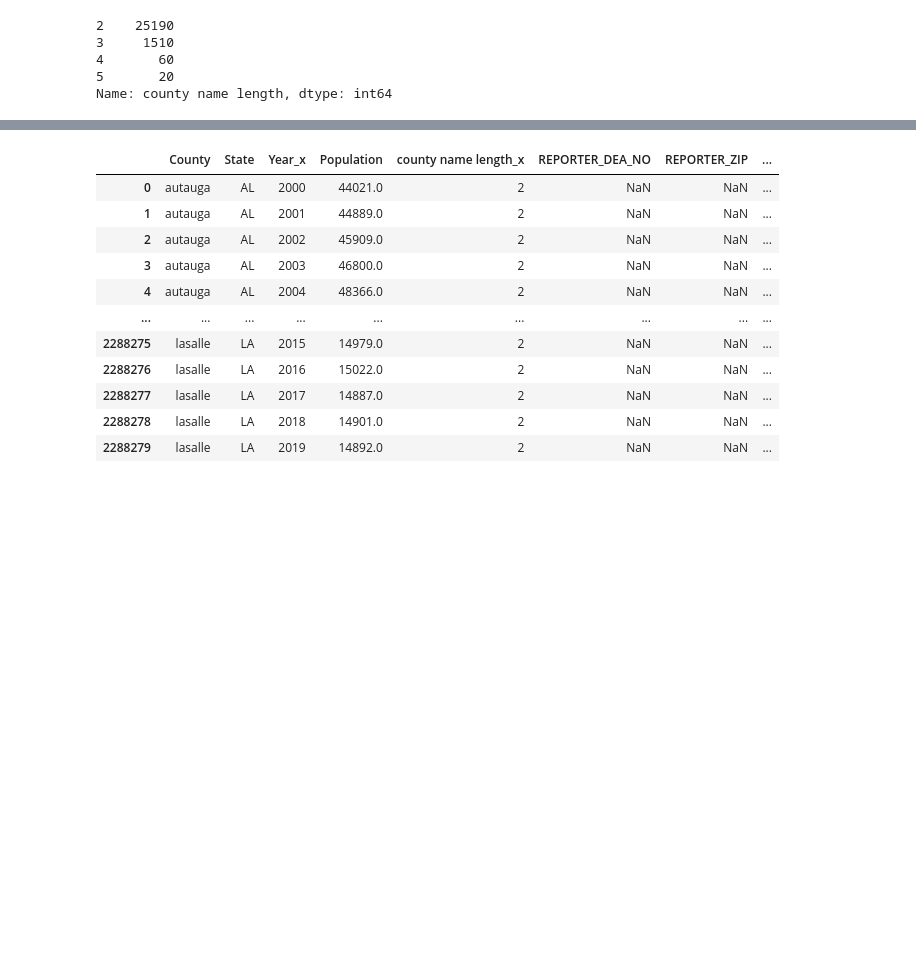
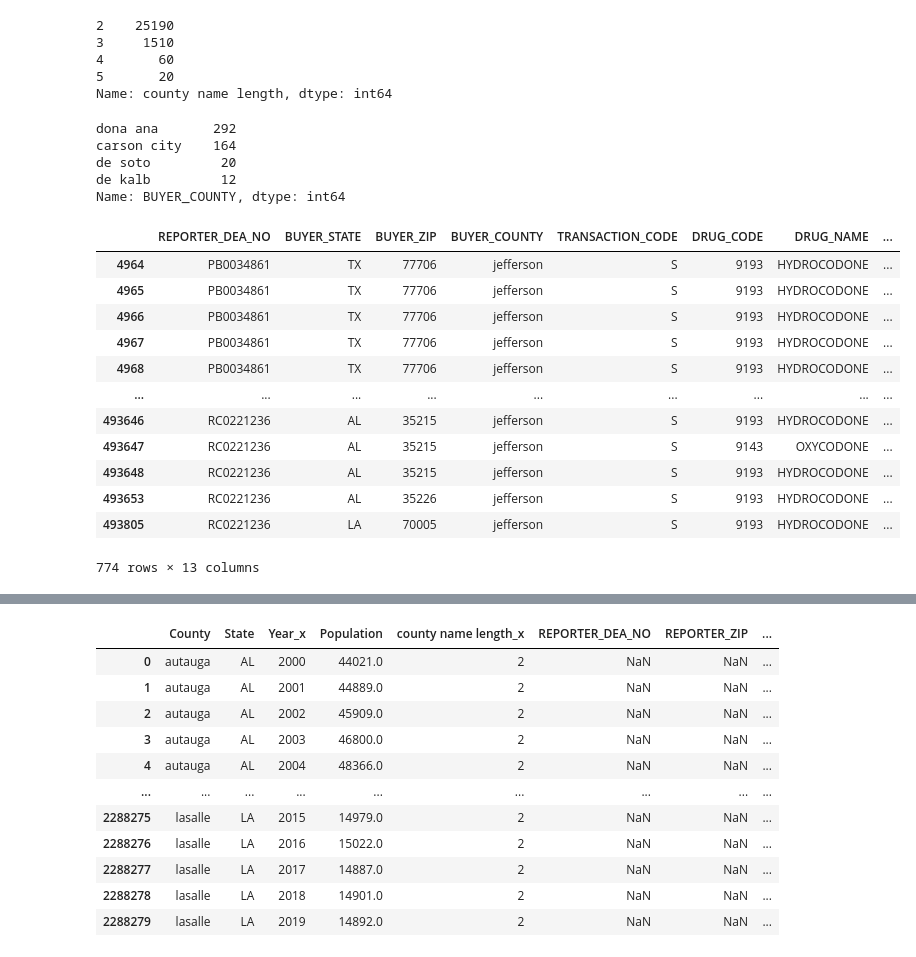
Before and after one commit to abzdel/Opioid-Analysis, a Jupyter notebook: 02_clean_data.ipynb, the cells around one changed output, grey strips where cells are left out. Drawn from its saved outputs; the diff is of its cells as text; code cells hidden in the pictures; blank space fills up the shorter version.

Commit message:
cleaned some more values but its a mess

```diff
--- a/02_clean_data.ipynb
+++ b/02_clean_data.ipynb
@@ -118,0 +119,3 @@ df_prescriptions
+# %%
+# replace values accordingly
+df_prescriptions.loc[df_prescriptions["BUYER_ZIP"] == 89303, "BUYER_COUNTY"] = "CLARK"
@@ -405,0 +418,21 @@ Name: county name length, dtype: int64
+# %%
+# set both dataframe counties to lowercase and merge them
+
+pops_copy1["County"] = pops_copy1["County"].str.lower()
+df_prescriptions_copy["BUYER_COUNTY"] = df_prescriptions_copy["BUYER_COUNTY"].str.lower()
+# %%
+# fix various names
+df_prescriptions_copy.loc[df_prescriptions_copy["BUYER_COUNTY"] == "st. landry parish", "BUYER_COUNTY"] = "saint landry parish"
+df_prescriptions_copy.loc[df_prescriptions_copy["BUYER_COUNTY"] == "st john the baptist", "BUYER_COUNTY"] = "saint john the baptist"
+
+
+# create function that expands st. to saint
+
+def expand_st(county_name):
+    if "st." in county_name:
+        return county_name.replace("st.", "saint")
+    else:
+        return county_name
+
+# apply function
+pops_copy1["County"] = pops_copy1["County"].apply(lambda x: expand_st(x))
@@ -405,0 +444,24 @@ Name: county name length, dtype: int64
+# %%
+temp[temp["_merge"] != "both"].BUYER_COUNTY.value_counts() # prescriptions dataset
+# %% [output]
+dona ana       292
+carson city    164
+de soto         20
+de kalb         12
+Name: BUYER_COUNTY, dtype: int64
+# %%
+df_prescriptions_copy[df_prescriptions_copy["BUYER_COUNTY"] == "jefferson"]
+# %% [output]
+|  | REPORTER_DEA_NO | BUYER_STATE | BUYER_ZIP | BUYER_COUNTY | TRANSACTION_CODE | DRUG_CODE | DRUG_NAME | ... |
+| 4964 | PB0034861 | TX | 77706 | jefferson | S | 9193 | HYDROCODONE | ... |
+| 4965 | PB0034861 | TX | 77706 | jefferson | S | 9193 | HYDROCODONE | ... |
+| 4966 | PB0034861 | TX | 77706 | jefferson | S | 9193 | HYDROCODONE | ... |
+| 4967 | PB0034861 | TX | 77706 | jefferson | S | 9193 | HYDROCODONE | ... |
+| 4968 | PB0034861 | TX | 77706 | jefferson | S | 9193 | HYDROCODONE | ... |
+| ... | ... | ... | ... | ... | ... | ... | ... | ... |
+| 493646 | RC0221236 | AL | 35215 | jefferson | S | 9193 | HYDROCODONE | ... |
+| 493647 | RC0221236 | AL | 35215 | jefferson | S | 9143 | OXYCODONE | ... |
+| 493648 | RC0221236 | AL | 35215 | jefferson | S | 9193 | HYDROCODONE | ... |
+| 493653 | RC0221236 | AL | 35226 | jefferson | S | 9193 | HYDROCODONE | ... |
+| 493805 | RC0221236 | LA | 70005 | jefferson | S | 9193 | HYDROCODONE | ... |
+774 rows × 13 columns
```
Also changed, not shown: parts of 16 cells of this notebook.
